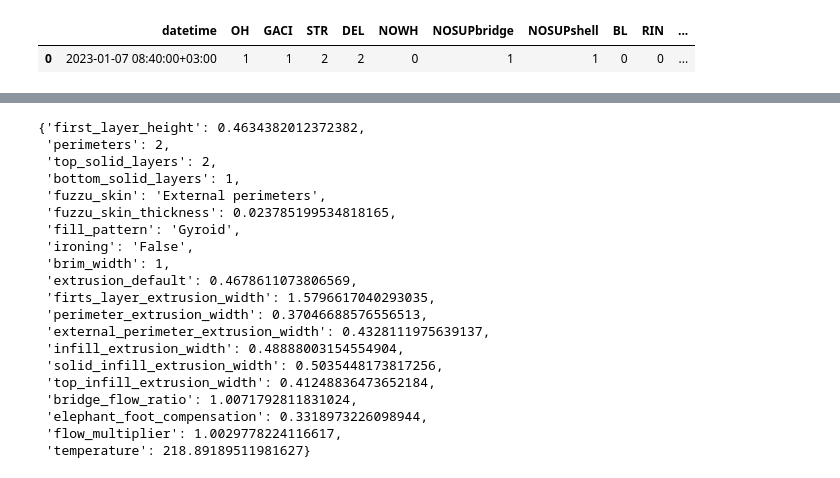
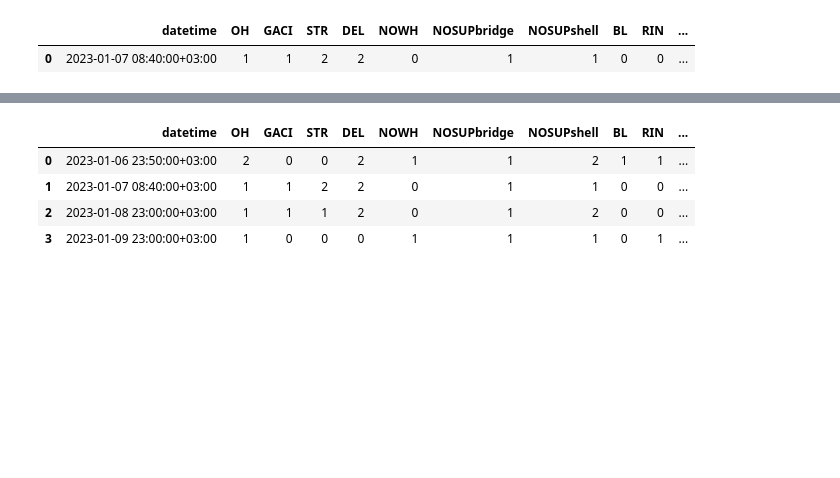
Before and after one commit to ksetdekov/optuna_4_prusa_slicer, a Jupyter notebook: optimization.ipynb, the cells around one changed output, grey strips where cells are left out. Saved outputs shown, nothing was run; the diff lists cells and outputs as text; code cells hidden in the pictures; blank space fills up the shorter version.

```diff
--- a/optimization.ipynb
+++ b/optimization.ipynb
@@ -118,26 +162,14 @@ Trial 2 finished with value: 64.0 and parameters: {'first_layer_height': 0.46343
 # %%
-{'first_layer_height': 0.4634382012372382, 'perimeters': 2, 'top_solid_layers': 2, 'bottom_solid_layers': 1, 'fuzzu_skin': 'External perimeters', 'fuzzu_skin_thickness': 0.023785199534818165, 'fill_pattern': 'Gyroid', 'ironing': 'False', 'brim_width': 1, 'extrusion_default': 0.4678611073806569, 'firts_layer_extrusion_width': 1.5796617040293035, 'perimeter_extrusion_width': 0.37046688576556513, 'external_perimeter_extrusion_width': 0.4328111975639137, 'infill_extrusion_width': 0.48888003154554904, 'solid_infill_extrusion_width': 0.5035448173817256, 'top_infill_extrusion_width': 0.41248836473652184, 'bridge_flow_ratio': 1.0071792811831024, 'elephant_foot_compensation': 0.3318973226098944, 'flow_multiplier': 1.0029778224116617, 'temperature': 218.89189511981627}
+fig = optuna.visualization.plot_parallel_coordinate(study, params=['first_layer_height', 'perimeters', 'top_solid_layers', 'bottom_solid_layers', 'fuzzu_skin', 'fuzzu_skin_thickness', 'fill_pattern', 'ironing', 'brim_width', 'extrusion_default', 'firts_layer_extrusion_width', 'perimeter_extrusion_width', 'external_perimeter_extrusion_width', 'infill_extrusion_width', 'solid_infill_extrusion_width', 'top_infill_extrusion_width', 'bridge_flow_ratio', 'elephant_foot_compensation', 'flow_multiplier', 'temperature'])
+fig.show()
-# %% [output]
-{'first_layer_height': 0.4634382012372382,
- 'perimeters': 2,
- 'top_solid_layers': 2,
- 'bottom_solid_layers': 1,
- 'fuzzu_skin': 'External perimeters',
- 'fuzzu_skin_thickness': 0.023785199534818165,
- 'fill_pattern': 'Gyroid',
- 'ironing': 'False',
- 'brim_width': 1,
- 'extrusion_default': 0.4678611073806569,
- 'firts_layer_extrusion_width': 1.5796617040293035,
- 'perimeter_extrusion_width': 0.37046688576556513,
- 'external_perimeter_extrusion_width': 0.4328111975639137,
- 'infill_extrusion_width': 0.48888003154554904,
- 'solid_infill_extrusion_width': 0.5035448173817256,
- 'top_infill_extrusion_width': 0.41248836473652184,
- 'bridge_flow_ratio': 1.0071792811831024,
- 'elephant_foot_compensation': 0.3318973226098944,
- 'flow_multiplier': 1.0029778224116617,
- 'temperature': 218.89189511981627}
+# %%
+results
+# %% [output]
+|  | datetime | OH | GACI | STR | DEL | NOWH | NOSUPbridge | NOSUPshell | BL | RIN | ... |
+| 0 | 2023-01-06 23:50:00+03:00 | 2 | 0 | 0 | 2 | 1 | 1 | 2 | 1 | 1 | ... |
+| 1 | 2023-01-07 08:40:00+03:00 | 1 | 1 | 2 | 2 | 0 | 1 | 1 | 0 | 0 | ... |
+| 2 | 2023-01-08 23:00:00+03:00 | 1 | 1 | 1 | 2 | 0 | 1 | 2 | 0 | 0 | ... |
+| 3 | 2023-01-09 23:00:00+03:00 | 1 | 0 | 0 | 0 | 1 | 1 | 1 | 0 | 1 | ... |
 # %%
 # import pickle
 
```
Also changed, not shown: parts of 4 cells of this notebook, 1 other file.
